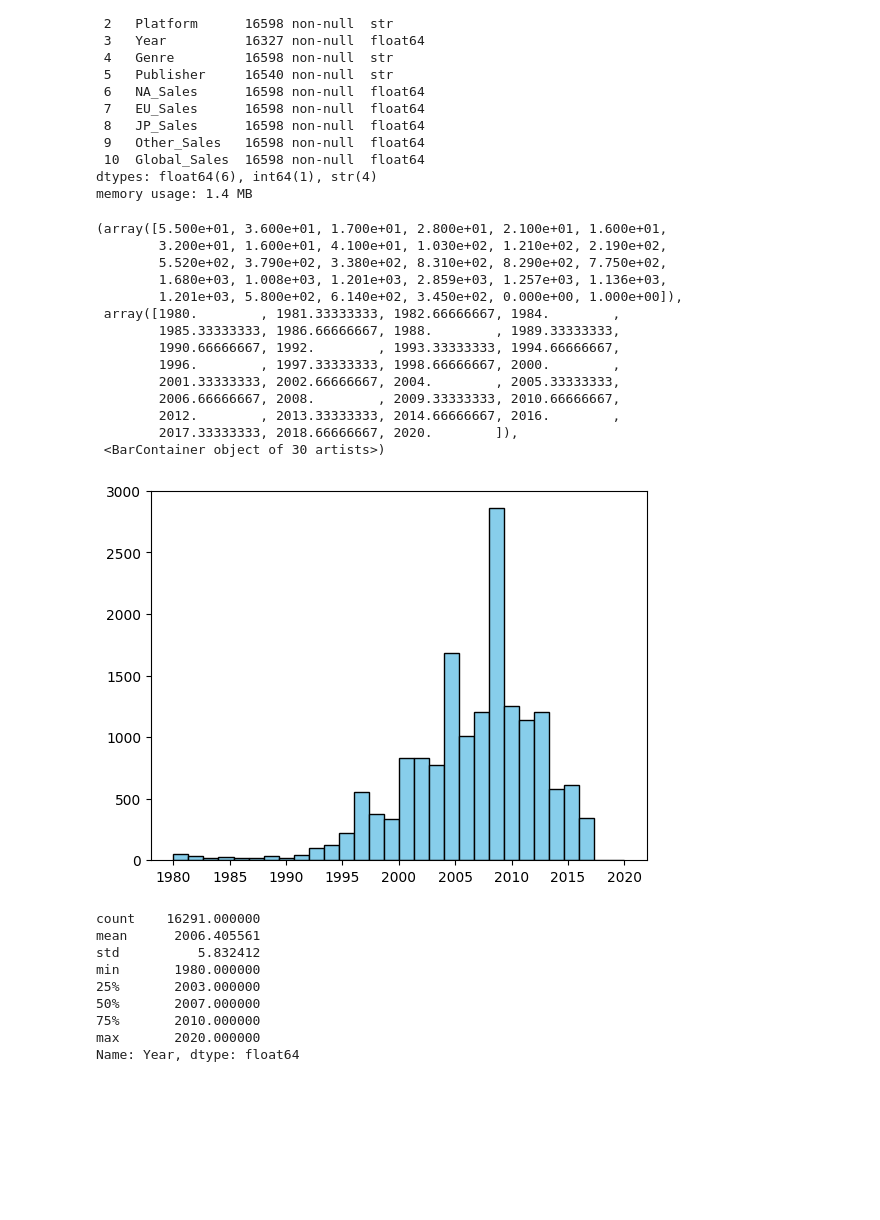
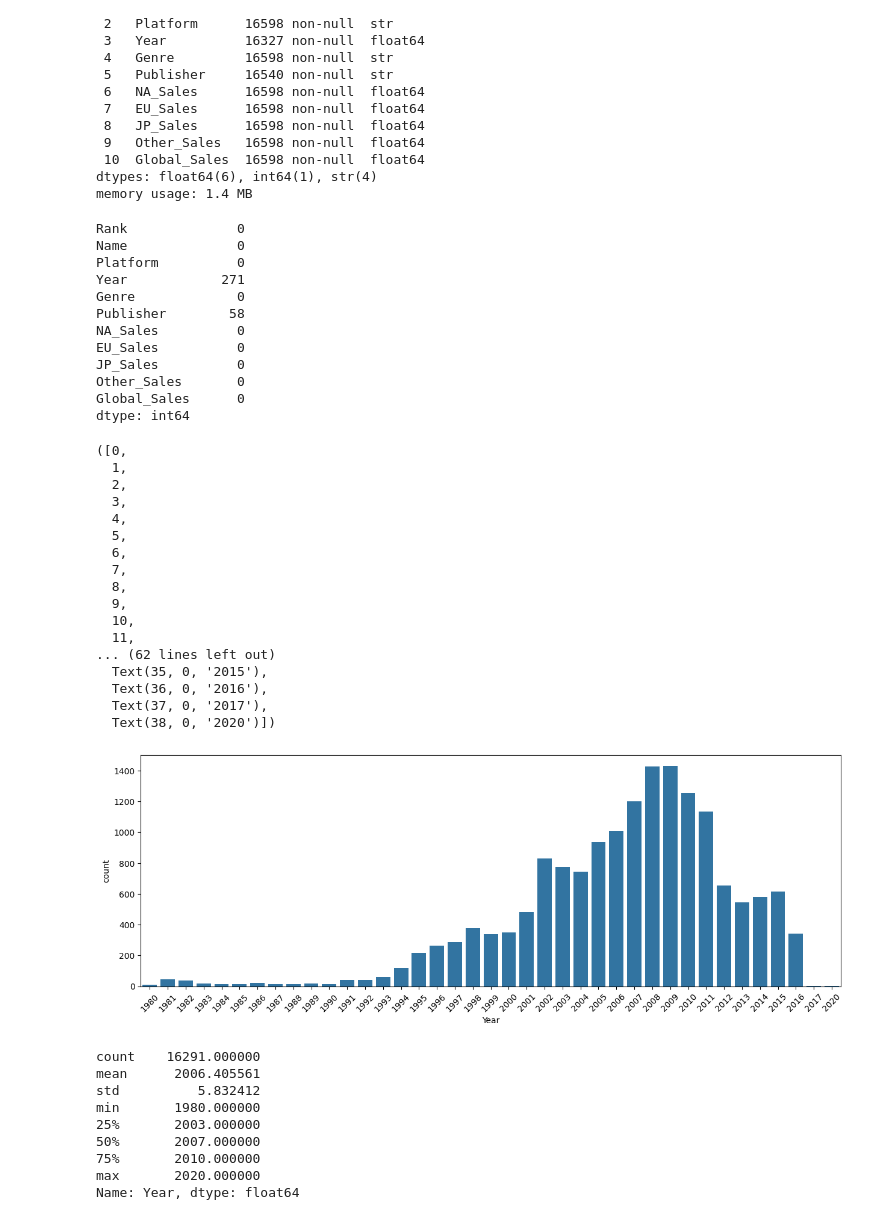
Before and after one commit to olisun-gif/Python, a Jupyter notebook: 1. Игры (games).ipynb, the cells around one changed output. Cells and saved outputs as stored; diff of their text form; code cells hidden in the pictures; blank space fills up the shorter version.

```diff
--- a/1. Игры (games).ipynb
+++ b/1. Игры (games).ipynb
@@ -44,26 +45,46 @@ Data columns (total 11 columns):
  10  Global_Sales  16598 non-null  float64
 dtypes: float64(6), int64(1), str(4)
 memory usage: 1.4 MB
+# %%
+df.isna().sum()
+# %% [output]
+Rank              0
+Name              0
+Platform          0
+Year            271
+Genre             0
+Publisher        58
+NA_Sales          0
+EU_Sales          0
+JP_Sales          0
+Other_Sales       0
+Global_Sales      0
+dtype: int64
 # %%
 df = df.dropna()
 df['Year'] = round(df['Year']).astype('int')
-plt.hist(df['Year'], bins=30, edgecolor='black', color='skyblue')
+plt.figure(figsize=(15, 5))
+sns.countplot(x = df['Year']) # количество годов
+plt.xticks(rotation=45) # поворот подписей лет на 45 градусов
 # %% [output]
-(array([5.500e+01, 3.600e+01, 1.700e+01, 2.800e+01, 2.100e+01, 1.600e+01,
-        3.200e+01, 1.600e+01, 4.100e+01, 1.030e+02, 1.210e+02, 2.190e+02,
-        5.520e+02, 3.790e+02, 3.380e+02, 8.310e+02, 8.290e+02, 7.750e+02,
-        1.680e+03, 1.008e+03, 1.201e+03, 2.859e+03, 1.257e+03, 1.136e+03,
-        1.201e+03, 5.800e+02, 6.140e+02, 3.450e+02, 0.000e+00, 1.000e+00]),
- array([1980.        , 1981.33333333, 1982.66666667, 1984.        ,
-        1985.33333333, 1986.66666667, 1988.        , 1989.33333333,
-        1990.66666667, 1992.        , 1993.33333333, 1994.66666667,
-        1996.        , 1997.33333333, 1998.66666667, 2000.        ,
-        2001.33333333, 2002.66666667, 2004.        , 2005.33333333,
-        2006.66666667, 2008.        , 2009.33333333, 2010.66666667,
-        2012.        , 2013.33333333, 2014.66666667, 2016.        ,
-        2017.33333333, 2018.66666667, 2020.        ]),
- <BarContainer object of 30 artists>)
+([0,
+  1,
+  2,
+  3,
+  4,
+  5,
+  6,
+  7,
+  8,
+  9,
+  10,
+  11,
+... (62 lines left out)
+  Text(35, 0, '2015'),
+  Text(36, 0, '2016'),
+  Text(37, 0, '2017'),
+  Text(38, 0, '2020')])
-[figure, old version]
+[figure, new version]
 # %%
 df['Year'].describe()
 # %% [output]
```
Also changed, not shown: parts of 6 cells of this notebook.
